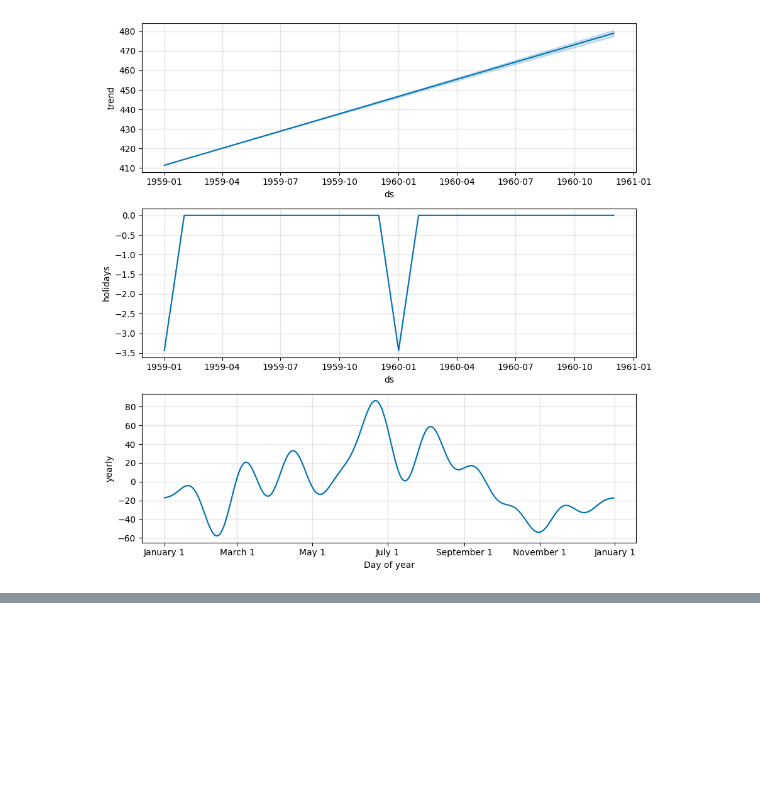
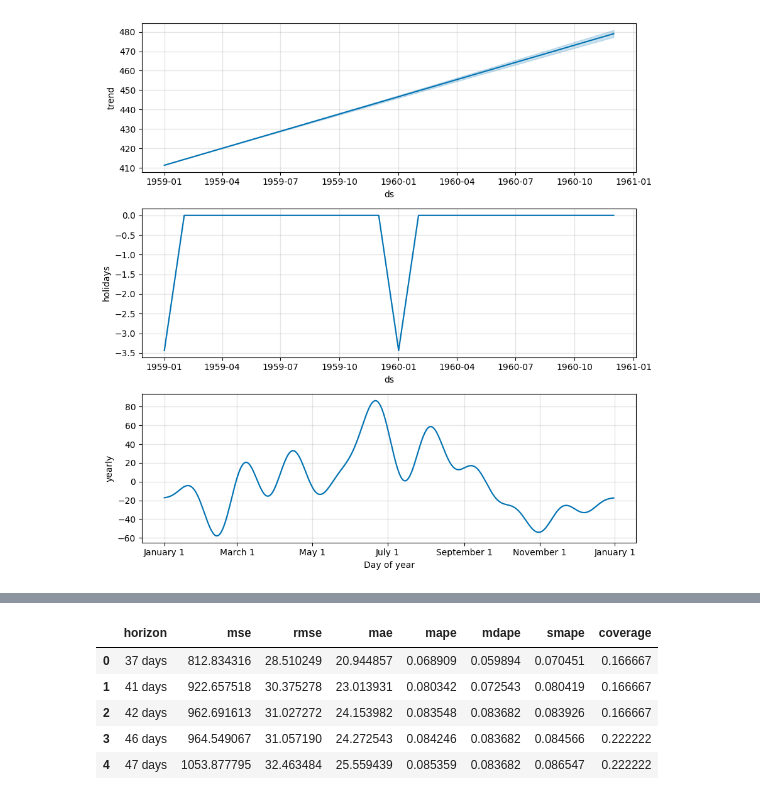
Before and after one commit to alliwene/time-series-prophet, a Jupyter notebook: air-passengers.ipynb, the cells around one changed output, grey strips where cells are left out. Saved outputs shown, nothing was run; the diff lists cells and outputs as text; code cells hidden in the pictures; blank space fills up the shorter version.

```diff
--- a/air-passengers.ipynb
+++ b/air-passengers.ipynb
@@ -193,0 +240,11 @@ train_df.head()
+# %%
+from prophet.diagnostics import performance_metrics
+df_p = performance_metrics(df_cv)
+df_p.head()
+# %% [output]
+|  | horizon | mse | rmse | mae | mape | mdape | smape | coverage |
+| 0 | 37 days | 812.834316 | 28.510249 | 20.944857 | 0.068909 | 0.059894 | 0.070451 | 0.166667 |
+| 1 | 41 days | 922.657518 | 30.375278 | 23.013931 | 0.080342 | 0.072543 | 0.080419 | 0.166667 |
+| 2 | 42 days | 962.691613 | 31.027272 | 24.153982 | 0.083548 | 0.083682 | 0.083926 | 0.166667 |
+| 3 | 46 days | 964.549067 | 31.057190 | 24.272543 | 0.084246 | 0.083682 | 0.084566 | 0.222222 |
+| 4 | 47 days | 1053.877795 | 32.463484 | 25.559439 | 0.085359 | 0.083682 | 0.086547 | 0.222222 |
```
Also changed, not shown: parts of 34 cells of this notebook, 2 other files.
